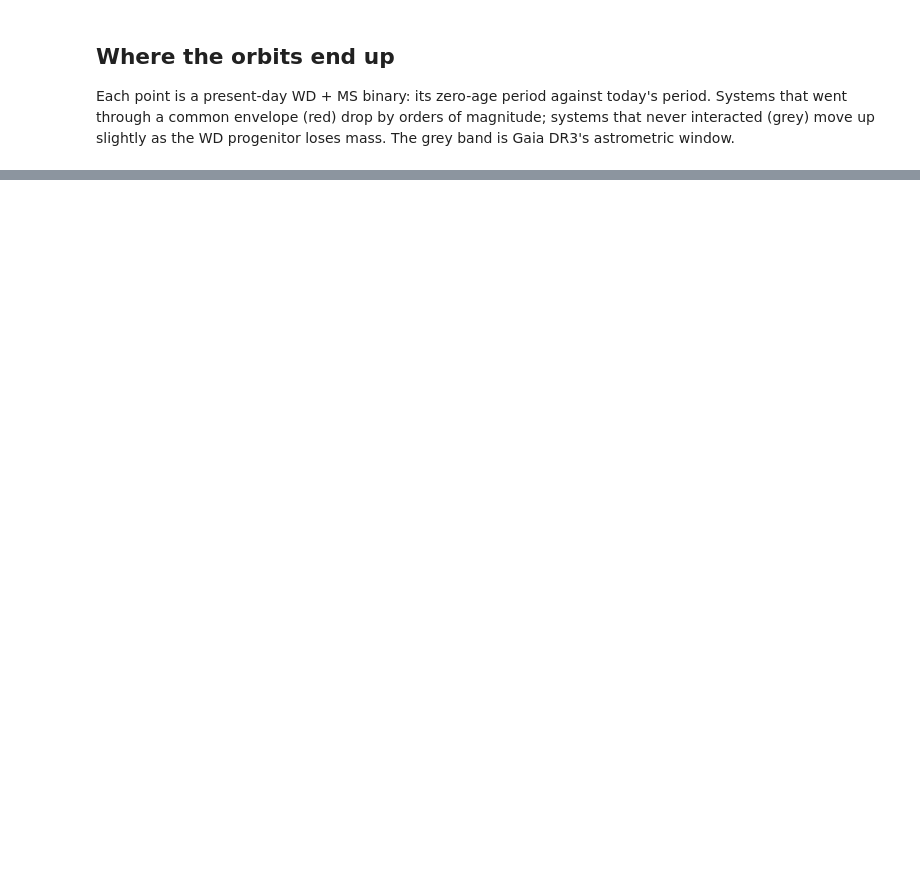
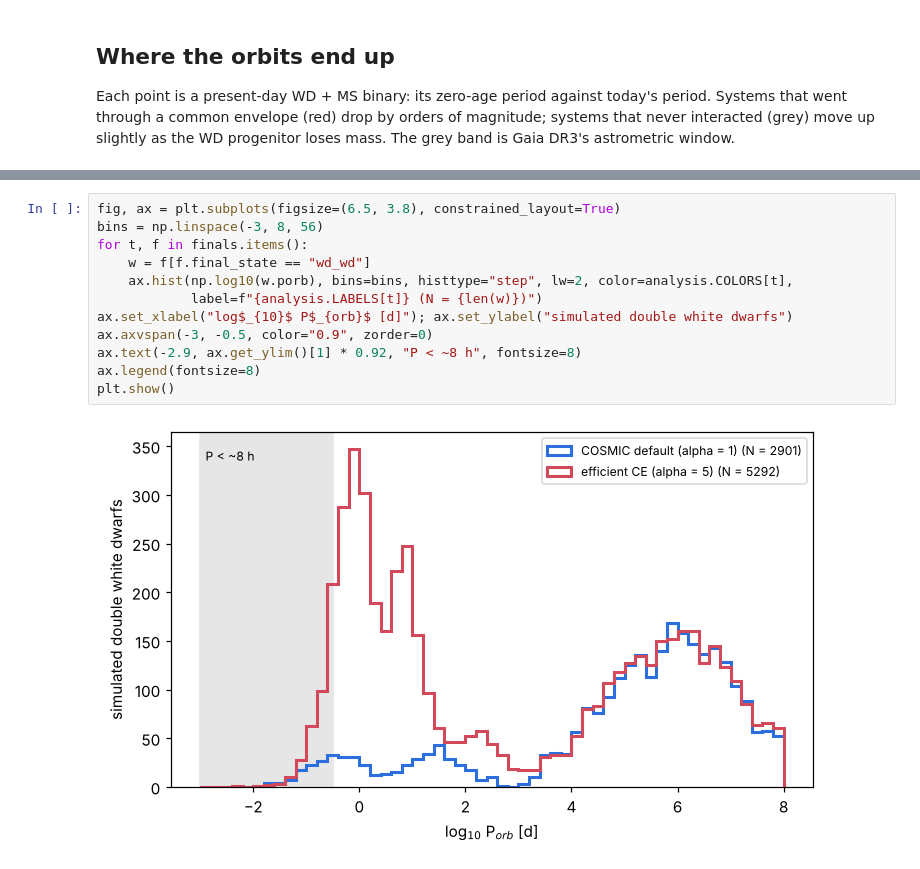
Before and after one commit to emmachickles/gaia_popsynth, a Jupyter notebook: notebooks/01_cosmic_population.ipynb, the cells around one changed output, grey strips where cells are left out. Cells and saved outputs as stored; diff of their text form; blank space fills up the shorter version.

```diff
--- a/notebooks/01_cosmic_population.ipynb
+++ b/notebooks/01_cosmic_population.ipynb
@@ -119,0 +179,14 @@ Next: [02_galaxy_and_gaia_selection.ipynb](02_galaxy_and_gaia_selection.ipynb).
+# %%
+fig, ax = plt.subplots(figsize=(6.5, 3.8), constrained_layout=True)
+bins = np.linspace(-3, 8, 56)
+for t, f in finals.items():
+    w = f[f.final_state == "wd_wd"]
+    ax.hist(np.log10(w.porb), bins=bins, histtype="step", lw=2, color=analysis.COLORS[t],
+            label=f"{analysis.LABELS[t]} (N = {len(w)})")
+ax.set_xlabel("log$_{10}$ P$_{orb}$ [d]"); ax.set_ylabel("simulated double white dwarfs")
+ax.axvspan(-3, -0.5, color="0.9", zorder=0)
+ax.text(-2.9, ax.get_ylim()[1] * 0.92, "P < ~8 h", fontsize=8)
+ax.legend(fontsize=8)
+plt.show()
+# %% [output]
+[figure, added]
```
Also changed, not shown: parts of 9 cells of this notebook, 18 other files.
